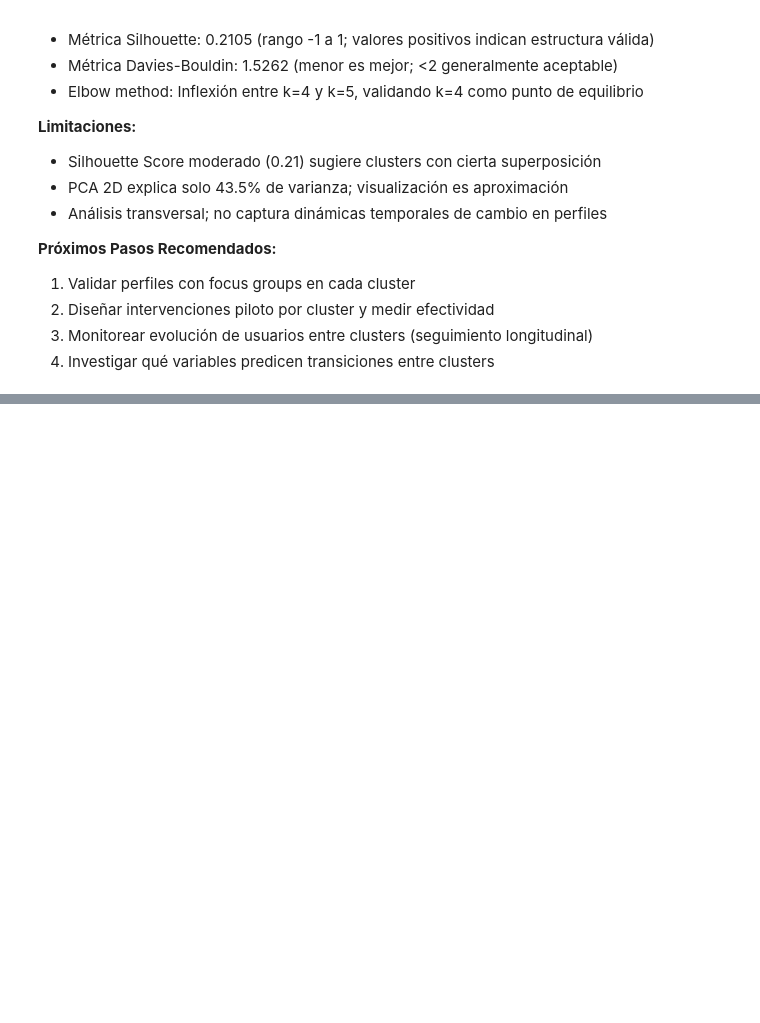
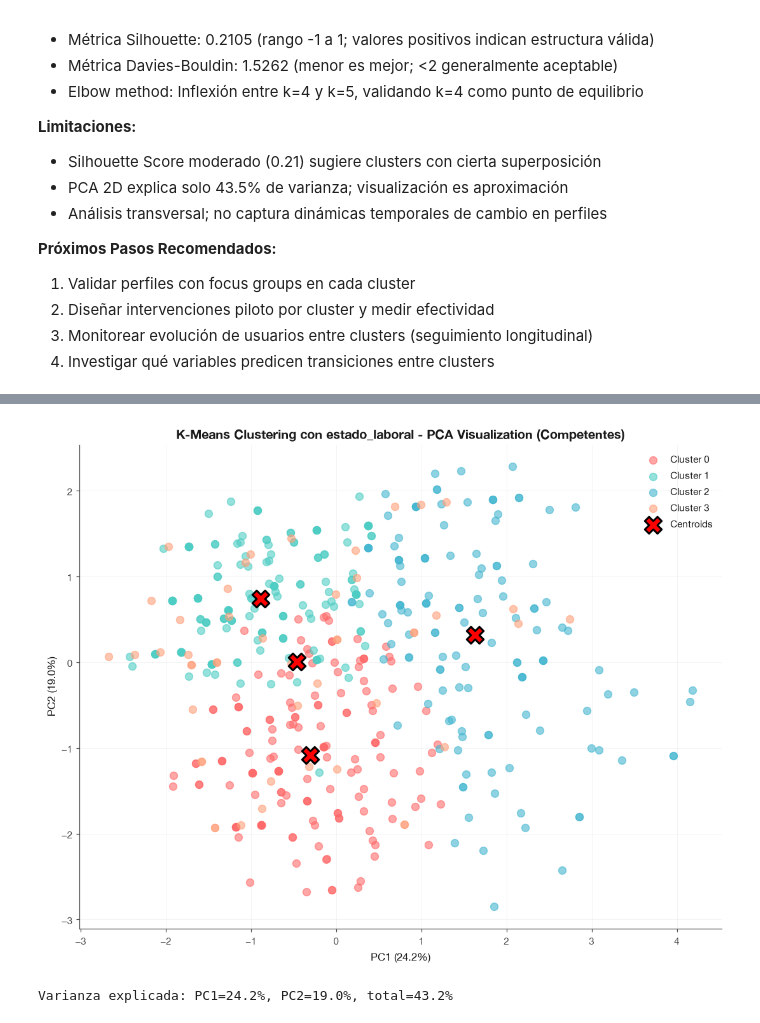
Before and after one commit to tomasleale/icd_ia, a Jupyter notebook: ia_icd_competentes_analysis.ipynb, the cells around one changed output, grey strips where cells are left out. Cells and saved outputs as stored; diff of their text form; code cells hidden in the pictures; blank space fills up the shorter version.

```diff
--- a/ia_icd_competentes_analysis.ipynb
+++ b/ia_icd_competentes_analysis.ipynb
@@ -2186,0 +2505,27 @@ un segmento con características demográficas, barreras de empleabilidad e inte
+# %%
+pca_v2 = PCA(n_components=2)
+df_pca_v2 = pca_v2.fit_transform(df_scaled_v2)
+
+fig, ax = plt.subplots(figsize=(10, 8))
+colors = ['#FF6B6B', '#4ECDC4', '#45B7D1', '#FFA07A']
+for cid in range(k):
+    mask = clusters_v2 == cid
+    ax.scatter(df_pca_v2[mask, 0], df_pca_v2[mask, 1], c=colors[cid],
+               label=f'Cluster {cid}', s=60, alpha=0.6)
+centroids_pca_v2 = pca_v2.transform(kmeans_v2.cluster_centers_)
+ax.scatter(centroids_pca_v2[:, 0], centroids_pca_v2[:, 1], c='red', marker='X', s=300,
+           edgecolors='black', linewidths=2, label='Centroids')
+ax.set_xlabel(f'PC1 ({pca_v2.explained_variance_ratio_[0]:.1%})')
+ax.set_ylabel(f'PC2 ({pca_v2.explained_variance_ratio_[1]:.1%})')
+ax.set_title('K-Means Clustering con estado_laboral - PCA Visualization (Competentes)')
+ax.legend()
+ax.grid(alpha=0.3)
+plt.tight_layout()
+save_fig(fig, "clustering_pca_visualization_comp_estado_laboral.png", subdir="comp")
+plt.show()
+print(f"Varianza explicada: PC1={pca_v2.explained_variance_ratio_[0]:.1%}, "
+      f"PC2={pca_v2.explained_variance_ratio_[1]:.1%}, "
+      f"total={pca_v2.explained_variance_ratio_.sum():.1%}")
+# %% [output]
+[figure, added]
+Varianza explicada: PC1=24.2%, PC2=19.0%, total=43.2%
```
Also changed, not shown: parts of 31 cells of this notebook, 15 other files.
